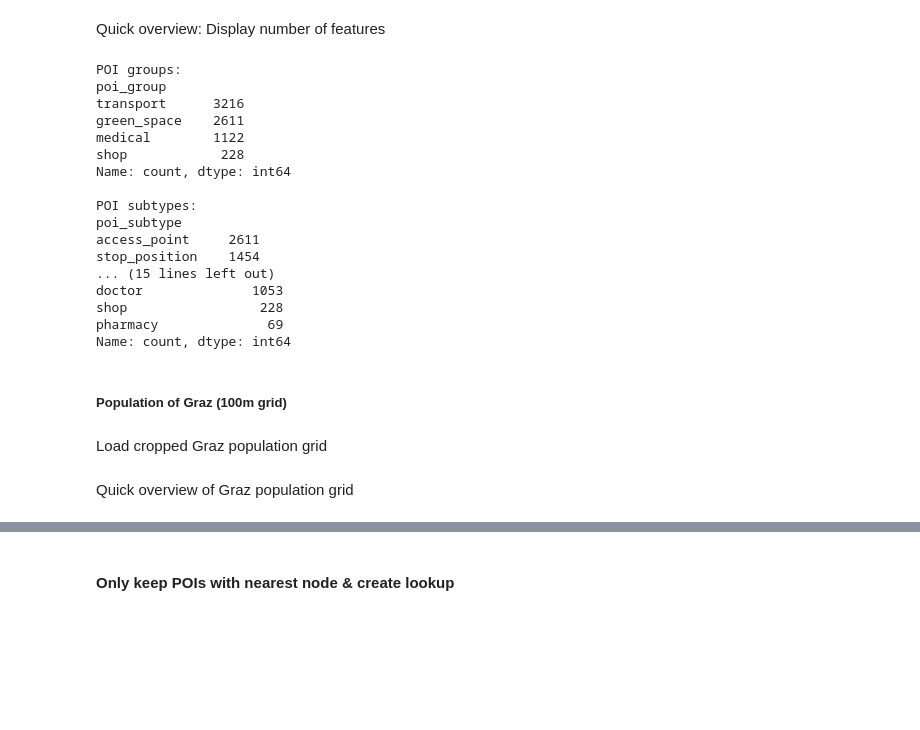
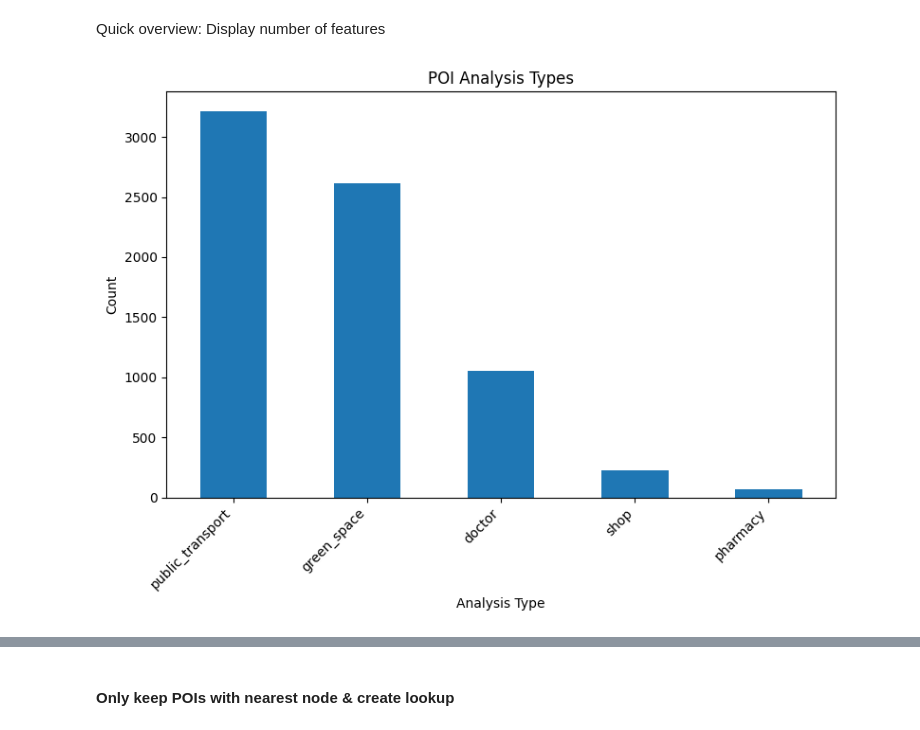
Before and after one commit to VitaDuit/GIS2_Group3_FinalProject, a Jupyter notebook: Group3_FinalProject.ipynb, the cells around one changed output, grey strips where cells are left out. Saved outputs shown, nothing was run; the diff lists cells and outputs as text; code cells hidden in the pictures; blank space fills up the shorter version.

```diff
--- a/Group3_FinalProject.ipynb
+++ b/Group3_FinalProject.ipynb
@@ -71,10 +76,13 @@ Define paths and project variables
 # %%
 BASE_DIR = Path(".")
 DATA_DIR = BASE_DIR / "data"
+DATA_DIR.mkdir(exist_ok=True)
+RESULTS_DIR = BASE_DIR / "results"
+RESULTS_DIR.mkdir(exist_ok=True)
 
-POP_RAW_PATH = DATA_DIR / "GHS_POP_E2020_GLOBE_R2023A_54009_100_V1_0_R4_C20.tif"
+POP_RAW_PATH = BASE_DIR / "GHS_POP_E2020_GLOBE_R2023A_54009_100_V1_0_R4_C20.tif" # adjust this path after downloading
 POP_GRAZ_PATH = "preprocessed/graz_population.tif"
-GRAPH_PATH = DATA_DIR / "graz_street_network_buffer1km.graphml" # Change to DATA_DIR
+GRAPH_PATH = DATA_DIR / "graz_street_network_buffer1km.graphml"
 EDGE_PATH = DATA_DIR / "graz_street_network_edges.parquet"
 NODE_PATH = DATA_DIR / "graz_street_network_nodes.parquet"
 POI_PATH = DATA_DIR / "graz_pois.parquet"
@@ -86,5 +94,6 @@ POI_ALL_PATH = DATA_DIR / "graz_pois_all.parquet"
 POI_ALL_POINTS_PATH = DATA_DIR / "graz_pois_all_points.parquet"
 
 
+
 project_crs = 31256  # MGI / Austria GK East
 # %% [markdown]
@@ -117,14 +128,15 @@ gdf_districts = gdf_districts[['name', 'geometry']]
 # %%
-# buffer (1000m) boundary of Graz
+# buffer (1000m) boundary of Graz to include streets and POIs just outside the city limits
 buffered_poly_31256 = gdf_graz.geometry.iloc[0].buffer(1000)
 
 # reproject buffer for osmnx (WGS84)
 buffered_poly_wgs84 = (
-    gpd.GeoSeries([buffered_poly_31256], crs="EPSG:31256")
+    gpd.GeoSeries([buffered_poly_31256], crs=f"EPSG:{project_crs}")
     .to_crs("EPSG:4326")
     .iloc[0]
 )
 
+# load pre-saved street network and nodes/edges GeoDataFrames if they exist, otherwise create and save them
 try:
     edges = gpd.read_parquet(EDGE_PATH)
     nodes = gpd.read_parquet(NODE_PATH)
@@ -139,7 +151,7 @@ except:
     )
 
     # reproject to project crs
-    G = ox.project_graph(G, to_crs="EPSG:31256")
+    G = ox.project_graph(G, to_crs=f"EPSG:{project_crs}")
     ox.save_graphml(G, filepath=GRAPH_PATH)
     network_graz = ox.load_graphml(GRAPH_PATH)
 
@@ -490,34 +574,16 @@ plt.show()
 # %% [markdown]
 Quick overview: Display number of features
 # %%
-# how many of each POI group
-print("POI groups:")
-print(pois_all_points["poi_group"].value_counts(dropna=False))
-
-# how many of each POI subtype
-print("\nPOI subtypes:")
-print(pois_all_points["poi_subtype"].value_counts(dropna=False))
-
-# how many of each POI analysis type
-print("\nPOI analysis types:")
-print(pois_all_points["analysis_type"].value_counts(dropna=False))
+# POI analysis types
+analysis_types = pois_all_points["analysis_type"].value_counts(dropna=False)
+plt.figure(figsize=(8, 6))
+analysis_types.plot(kind='bar')
+plt.title("POI Analysis Types")
+plt.xlabel("Analysis Type")
+plt.ylabel("Count")
+plt.xticks(rotation=45, ha='right')
+plt.tight_layout()
+plt.savefig(RESULTS_DIR / "poi_analysis_types.png", dpi=300)
+plt.show()
 # %% [output]
-POI groups:
-poi_group
-transport      3216
-green_space    2611
-medical        1122
-shop            228
-Name: count, dtype: int64
-
-POI subtypes:
-poi_subtype
-access_point     2611
-stop_position    1454
-... (15 lines left out)
-doctor              1053
-shop                 228
-pharmacy              69
-Name: count, dtype: int64
+[figure, added]
-# %% [markdown]
-##### Population of Graz (100m grid)
@@ -550,2 +589,0 @@ Name: count, dtype: int64
-# %% [markdown]
-Load cropped Graz population grid
@@ -555,2 +589,0 @@ with rasterio.open(POP_GRAZ_PATH) as dataset:
-# %% [markdown]
-Quick overview of Graz population grid
```
Also changed, not shown: parts of 84 cells of this notebook.
